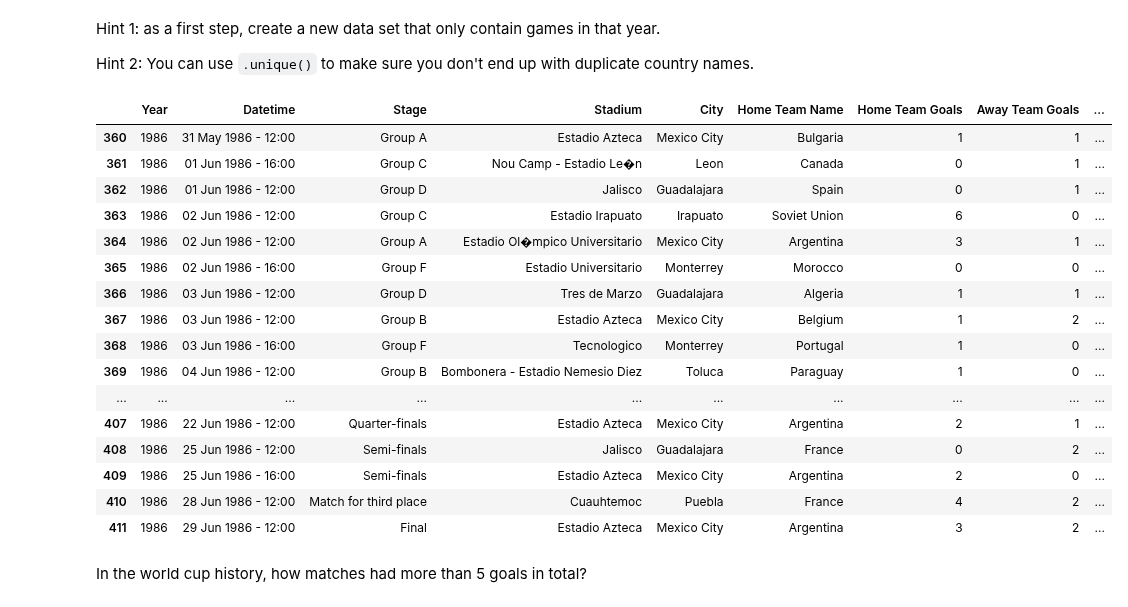
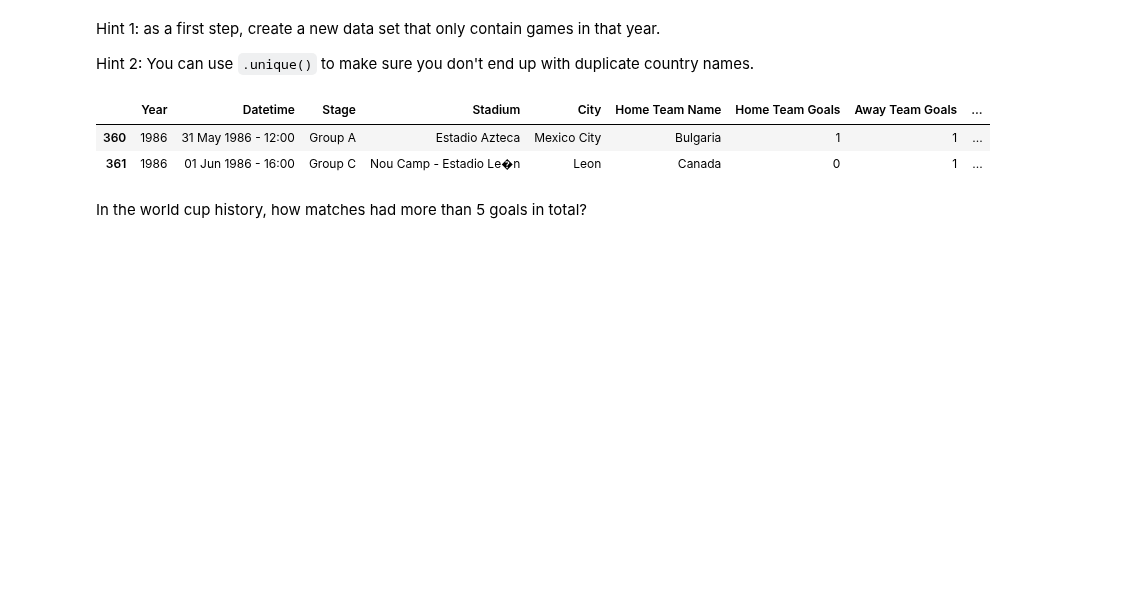
Before and after one commit to Patrickbfuller/dsc-1-03-09-accessing-data-within-pandas-lab-seattle-ds-career-040119, a Jupyter notebook: index.ipynb, the cells around one changed output. Saved outputs shown, nothing was run; the diff lists cells and outputs as text; code cells hidden in the pictures; blank space fills up the shorter version.

```diff
--- a/index.ipynb
+++ b/index.ipynb
@@ -158,25 +158,11 @@ Hint 1: as a first step, create a new data set that only contain games in that y
 Hint 2: You can use `.unique()` to make sure you don't end up with duplicate country names.
 # %%
 games_86 = df.loc[df.Year == 1986]
-games_86
+games_86.head(2)
 # %% [output]
 |  | Year | Datetime | Stage | Stadium | City | Home Team Name | Home Team Goals | Away Team Goals | ... |
 | 360 | 1986 | 31 May 1986 - 12:00 | Group A | Estadio Azteca | Mexico City | Bulgaria | 1 | 1 | ... |
 | 361 | 1986 | 01 Jun 1986 - 16:00 | Group C | Nou Camp - Estadio Le�n | Leon | Canada | 0 | 1 | ... |
-| 362 | 1986 | 01 Jun 1986 - 12:00 | Group D | Jalisco | Guadalajara | Spain | 0 | 1 | ... |
-| 363 | 1986 | 02 Jun 1986 - 12:00 | Group C | Estadio Irapuato | Irapuato | Soviet Union | 6 | 0 | ... |
-| 364 | 1986 | 02 Jun 1986 - 12:00 | Group A | Estadio Ol�mpico Universitario | Mexico City | Argentina | 3 | 1 | ... |
-| 365 | 1986 | 02 Jun 1986 - 16:00 | Group F | Estadio Universitario | Monterrey | Morocco | 0 | 0 | ... |
-| 366 | 1986 | 03 Jun 1986 - 12:00 | Group D | Tres de Marzo | Guadalajara | Algeria | 1 | 1 | ... |
-| 367 | 1986 | 03 Jun 1986 - 12:00 | Group B | Estadio Azteca | Mexico City | Belgium | 1 | 2 | ... |
-| 368 | 1986 | 03 Jun 1986 - 16:00 | Group F | Tecnologico | Monterrey | Portugal | 1 | 0 | ... |
-| 369 | 1986 | 04 Jun 1986 - 12:00 | Group B | Bombonera - Estadio Nemesio Diez | Toluca | Paraguay | 1 | 0 | ... |
-| ... | ... | ... | ... | ... | ... | ... | ... | ... | ... |
-| 407 | 1986 | 22 Jun 1986 - 12:00 | Quarter-finals | Estadio Azteca | Mexico City | Argentina | 2 | 1 | ... |
-| 408 | 1986 | 25 Jun 1986 - 12:00 | Semi-finals | Jalisco | Guadalajara | France | 0 | 2 | ... |
-| 409 | 1986 | 25 Jun 1986 - 16:00 | Semi-finals | Estadio Azteca | Mexico City | Argentina | 2 | 0 | ... |
-| 410 | 1986 | 28 Jun 1986 - 12:00 | Match for third place | Cuauhtemoc | Puebla | France | 4 | 2 | ... |
-| 411 | 1986 | 29 Jun 1986 - 12:00 | Final | Estadio Azteca | Mexico City | Argentina | 3 | 2 | ... |
 # %% [markdown]
 In the world cup history, how matches had more than 5 goals in total?
 # %% [markdown]
```
